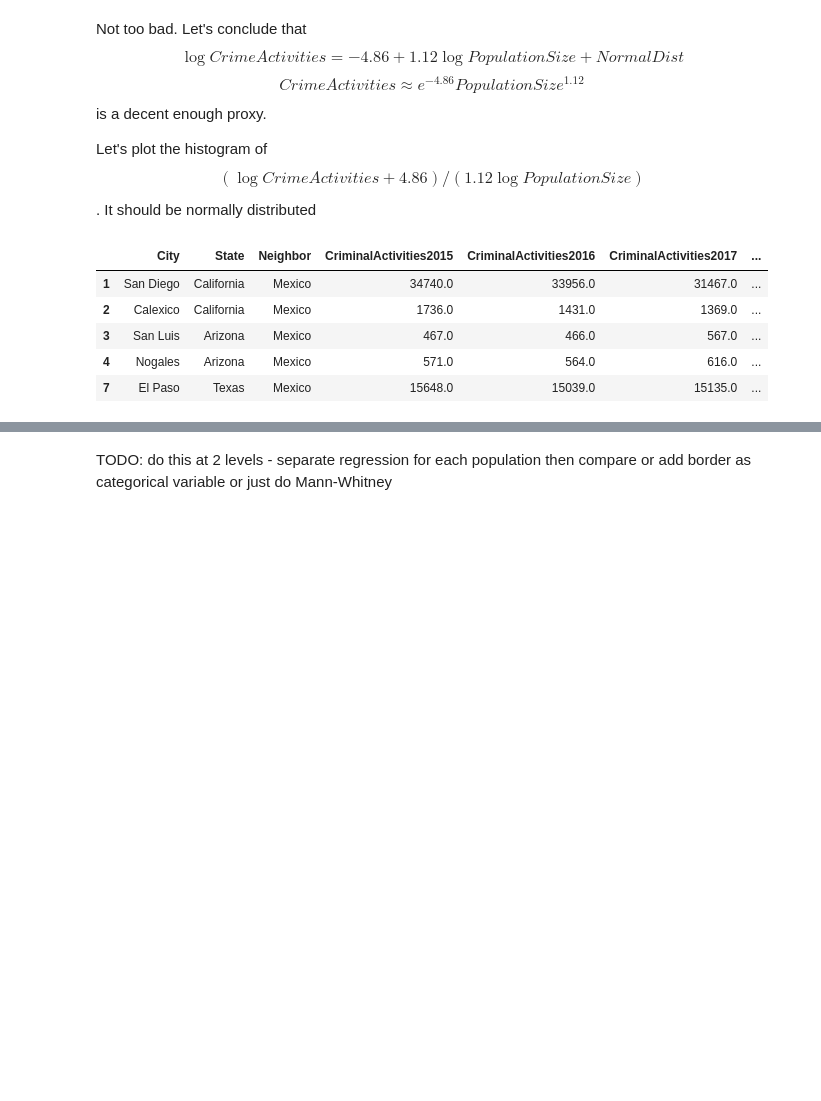
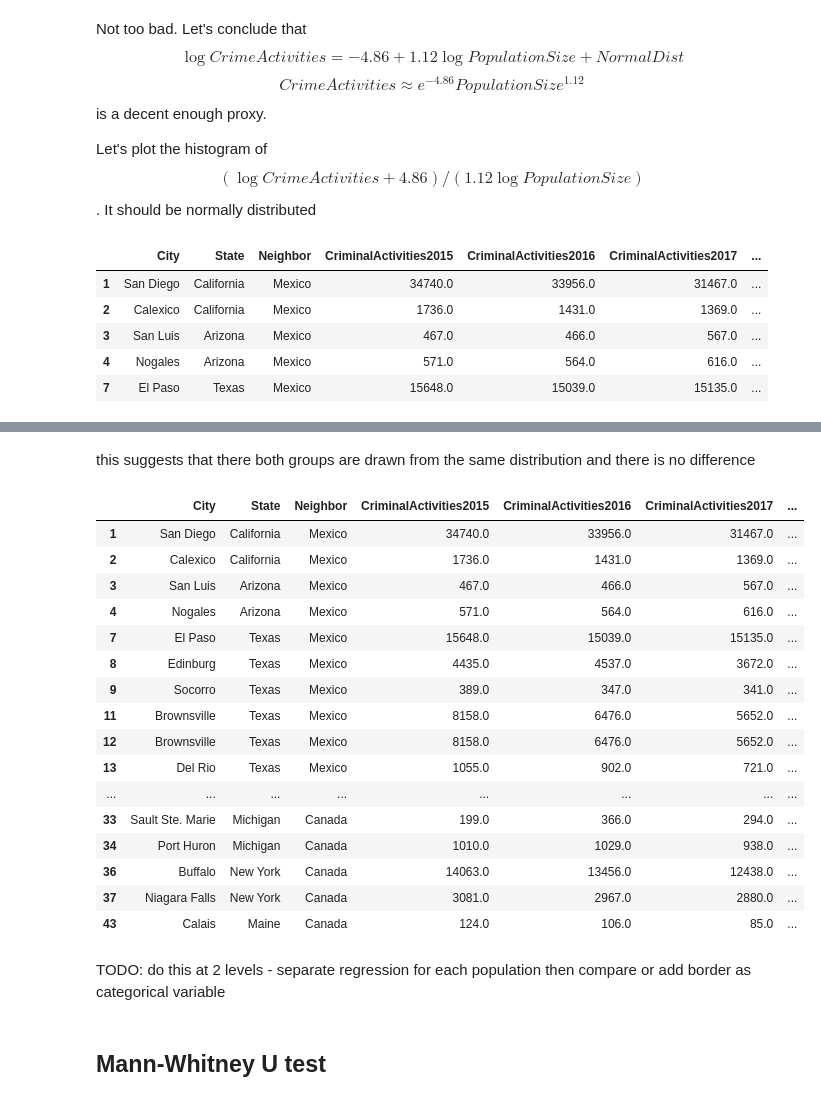
Before and after one commit to Drakensberge/crime_rates_data_commons, a Jupyter notebook: CrimeRates.ipynb, the cells around one changed output, grey strips where cells are left out. Cells and saved outputs as stored; diff of their text form; code cells hidden in the pictures; blank space fills up the shorter version.

```diff
--- a/CrimeRates.ipynb
+++ b/CrimeRates.ipynb
@@ -697,7 +697,30 @@ hist = cleaned['stat2015'].hist(bins=5)
+# %% [markdown]
+this suggests that there both groups are drawn from the same distribution and there is no difference
+# %%
+cleaned['south'] = cleaned['Neighbor'].str.match('Mexico').astype(int)
+cleaned.head(50)
+# %% [output]
+|  | City | State | Neighbor | CriminalActivities2015 | CriminalActivities2016 | CriminalActivities2017 | ... |
+| 1 | San Diego | California | Mexico | 34740.0 | 33956.0 | 31467.0 | ... |
+| 2 | Calexico | California | Mexico | 1736.0 | 1431.0 | 1369.0 | ... |
+| 3 | San Luis | Arizona | Mexico | 467.0 | 466.0 | 567.0 | ... |
+| 4 | Nogales | Arizona | Mexico | 571.0 | 564.0 | 616.0 | ... |
+| 7 | El Paso | Texas | Mexico | 15648.0 | 15039.0 | 15135.0 | ... |
+| 8 | Edinburg | Texas | Mexico | 4435.0 | 4537.0 | 3672.0 | ... |
+| 9 | Socorro | Texas | Mexico | 389.0 | 347.0 | 341.0 | ... |
+| 11 | Brownsville | Texas | Mexico | 8158.0 | 6476.0 | 5652.0 | ... |
+| 12 | Brownsville | Texas | Mexico | 8158.0 | 6476.0 | 5652.0 | ... |
+| 13 | Del Rio | Texas | Mexico | 1055.0 | 902.0 | 721.0 | ... |
+| ... | ... | ... | ... | ... | ... | ... | ... |
+| 33 | Sault Ste. Marie | Michigan | Canada | 199.0 | 366.0 | 294.0 | ... |
+| 34 | Port Huron | Michigan | Canada | 1010.0 | 1029.0 | 938.0 | ... |
+| 36 | Buffalo | New York | Canada | 14063.0 | 13456.0 | 12438.0 | ... |
+| 37 | Niagara Falls | New York | Canada | 3081.0 | 2967.0 | 2880.0 | ... |
+| 43 | Calais | Maine | Canada | 124.0 | 106.0 | 85.0 | ... |
 # %% [markdown]
 TODO:
  do this at 2 levels - separate regression for each population then compare
 or
 add border as categorical variable
-or
-just do Mann-Whitney
+# %% [markdown]
+## Mann-Whitney U test
```
Also changed, not shown: parts of 9 cells of this notebook.
